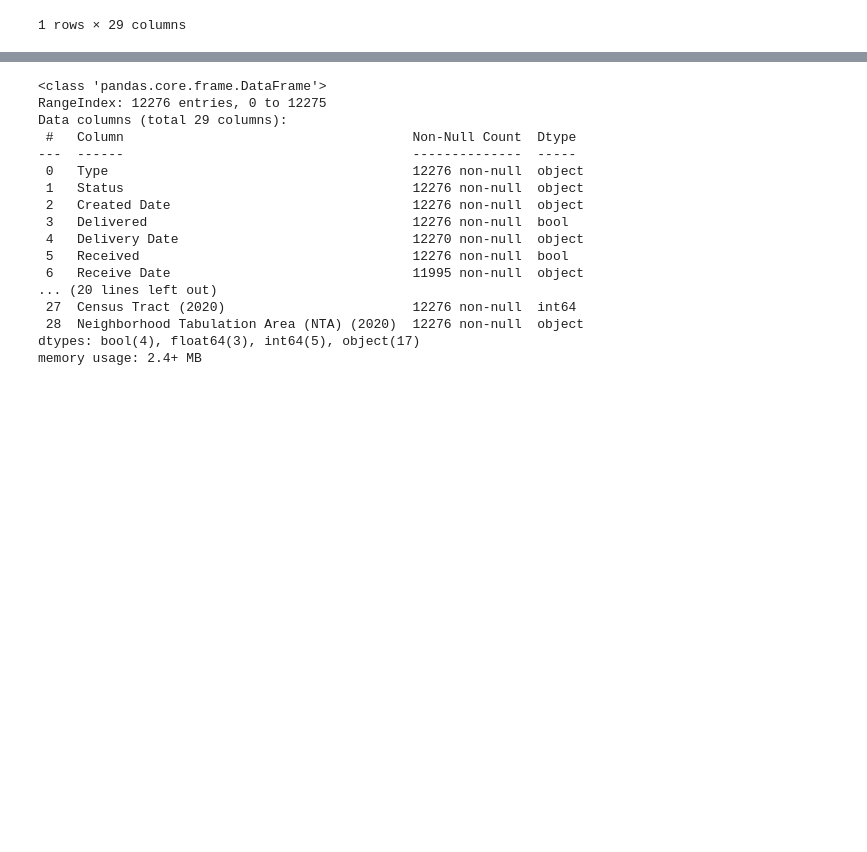
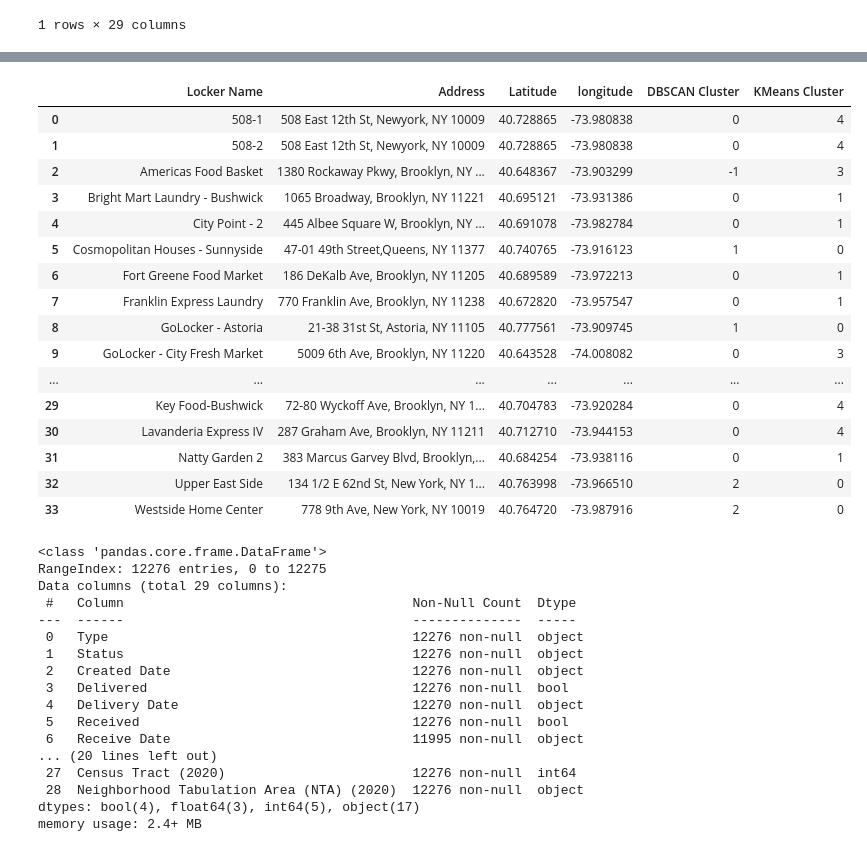
Before and after one commit to chauanphu/pl-forecasting, a Jupyter notebook: test.ipynb, the cells around one changed output, grey strips where cells are left out. Drawn from its saved outputs; the diff is of its cells as text; code cells hidden in the pictures; blank space fills up the shorter version.

```diff
--- a/test.ipynb
+++ b/test.ipynb
@@ -44,3 +126,32 @@ df.head(1)
+# %%
+# Group the locker using DBSCAN clustering algorithm
+from sklearn.cluster import DBSCAN
+db = DBSCAN(eps=3, min_samples=2, metric="precomputed").fit(distance_df)
+lockers_df["DBSCAN Cluster"] = db.labels_
+from sklearn.cluster import KMeans
+# K-means doesn't have noise points - all points get assigned to clusters
+kmeans = KMeans(n_clusters=5, random_state=42)
+lockers_df["KMeans Cluster"] = kmeans.fit_predict(distance_df)
+lockers_df.to_csv("dataset/lockers.csv", index=False)
+lockers_df
+# %% [output]
+|  | Locker Name | Address | Latitude | longitude | DBSCAN Cluster | KMeans Cluster |
+| 0 | 508-1 | 508 East 12th St, Newyork, NY 10009 | 40.728865 | -73.980838 | 0 | 4 |
+| 1 | 508-2 | 508 East 12th St, Newyork, NY 10009 | 40.728865 | -73.980838 | 0 | 4 |
+| 2 | Americas Food Basket | 1380 Rockaway Pkwy, Brooklyn, NY ... | 40.648367 | -73.903299 | -1 | 3 |
+| 3 | Bright Mart Laundry - Bushwick | 1065 Broadway, Brooklyn, NY 11221 | 40.695121 | -73.931386 | 0 | 1 |
+| 4 | City Point - 2 | 445 Albee Square W, Brooklyn, NY ... | 40.691078 | -73.982784 | 0 | 1 |
+| 5 | Cosmopolitan Houses - Sunnyside | 47-01 49th Street,Queens, NY 11377 | 40.740765 | -73.916123 | 1 | 0 |
+| 6 | Fort Greene Food Market | 186 DeKalb Ave, Brooklyn, NY 11205 | 40.689589 | -73.972213 | 0 | 1 |
+| 7 | Franklin Express Laundry | 770 Franklin Ave, Brooklyn, NY 11238 | 40.672820 | -73.957547 | 0 | 1 |
+| 8 | GoLocker - Astoria | 21-38 31st St, Astoria, NY 11105 | 40.777561 | -73.909745 | 1 | 0 |
+| 9 | GoLocker - City Fresh Market | 5009 6th Ave, Brooklyn, NY 11220 | 40.643528 | -74.008082 | 0 | 3 |
+| ... | ... | ... | ... | ... | ... | ... |
+| 29 | Key Food-Bushwick | 72-80 Wyckoff Ave, Brooklyn, NY 1... | 40.704783 | -73.920284 | 0 | 4 |
+| 30 | Lavanderia Express IV | 287 Graham Ave, Brooklyn, NY 11211 | 40.712710 | -73.944153 | 0 | 4 |
+| 31 | Natty Garden 2 | 383 Marcus Garvey Blvd, Brooklyn,... | 40.684254 | -73.938116 | 0 | 1 |
+| 32 | Upper East Side | 134 1/2 E 62nd St, New York, NY 1... | 40.763998 | -73.966510 | 2 | 0 |
+| 33 | Westside Home Center | 778 9th Ave, New York, NY 10019 | 40.764720 | -73.987916 | 2 | 0 |
 # %%
 df.info()
 # %% [output]
```
Also changed, not shown: parts of 6 cells of this notebook, 6 other files.
